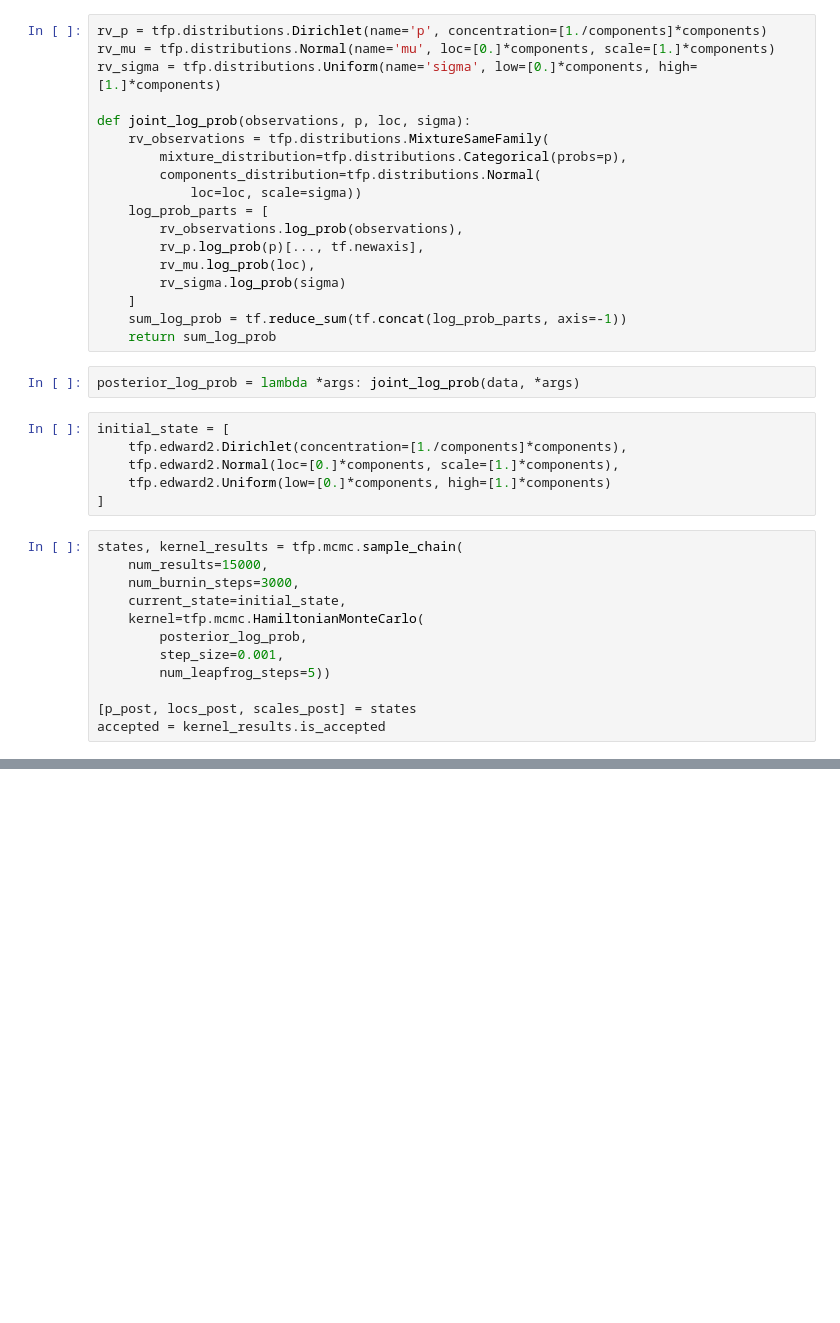
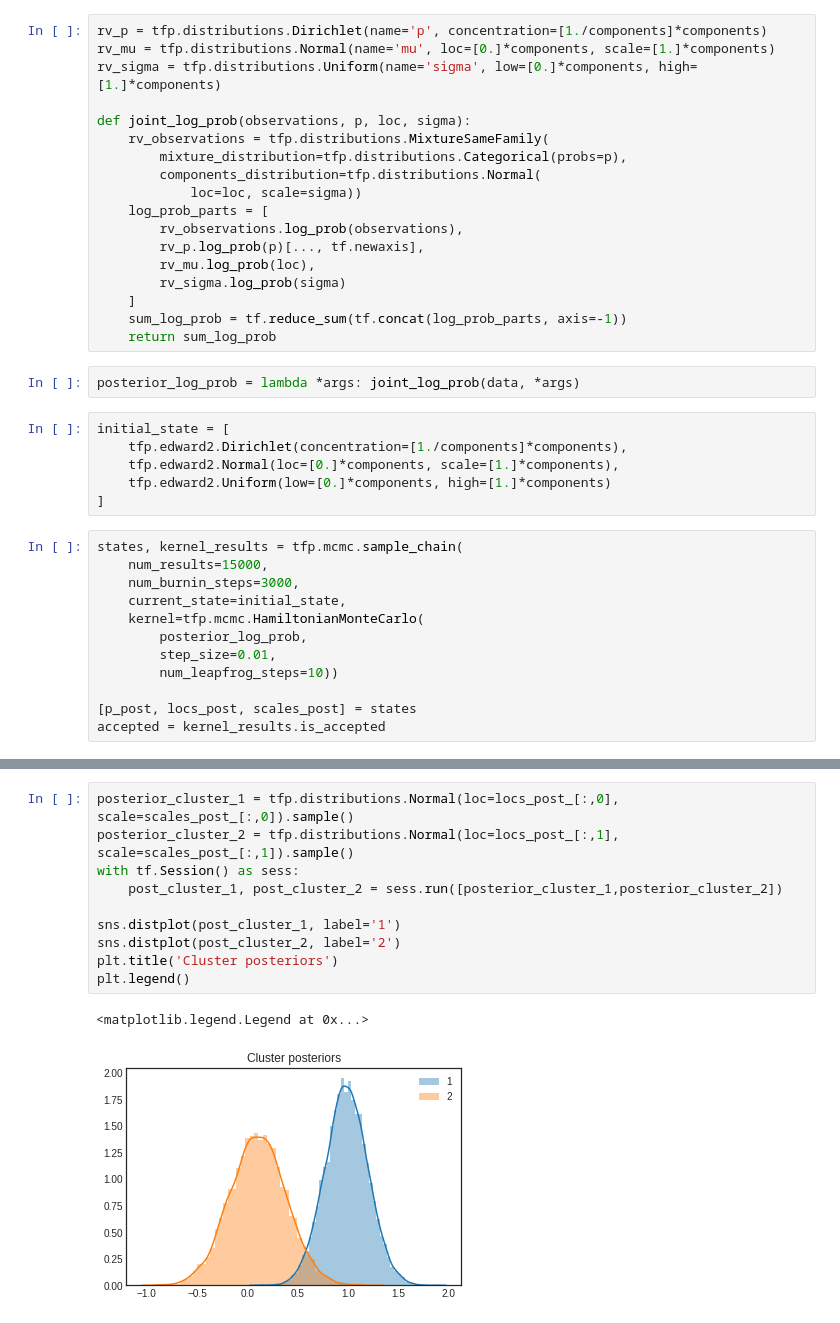
Before and after one commit to nathanin/Probabilistic-Programming-and-Bayesian-Methods-for-Hackers, a Jupyter notebook: Chapter3_MCMC/Chapter3_Mixture_model_tfp.ipynb, the cells around one changed output, grey strips where cells are left out. Saved outputs shown, nothing was run; the diff lists cells and outputs as text; blank space fills up the shorter version.

```diff
--- a/Chapter3_MCMC/Chapter3_Mixture_model_tfp.ipynb
+++ b/Chapter3_MCMC/Chapter3_Mixture_model_tfp.ipynb
@@ -74,8 +74,8 @@ states, kernel_results = tfp.mcmc.sample_chain(
     current_state=initial_state,
     kernel=tfp.mcmc.HamiltonianMonteCarlo(
         posterior_log_prob,
-        step_size=0.001,
-        num_leapfrog_steps=5))
+        step_size=0.01,
+        num_leapfrog_steps=10))
 
 [p_post, locs_post, scales_post] = states
 accepted = kernel_results.is_accepted
@@ -114,0 +120,13 @@ plt.legend()
+# %%
+posterior_cluster_1 = tfp.distributions.Normal(loc=locs_post_[:,0], scale=scales_post_[:,0]).sample()
+posterior_cluster_2 = tfp.distributions.Normal(loc=locs_post_[:,1], scale=scales_post_[:,1]).sample()
+with tf.Session() as sess:
+    post_cluster_1, post_cluster_2 = sess.run([posterior_cluster_1,posterior_cluster_2])
+
+sns.distplot(post_cluster_1, label='1')
+sns.distplot(post_cluster_2, label='2')
+plt.title('Cluster posteriors')
+plt.legend()
+# %% [output]
+<matplotlib.legend.Legend at 0x...>
+[figure, added]
```
Also changed, not shown: parts of 5 cells of this notebook.
